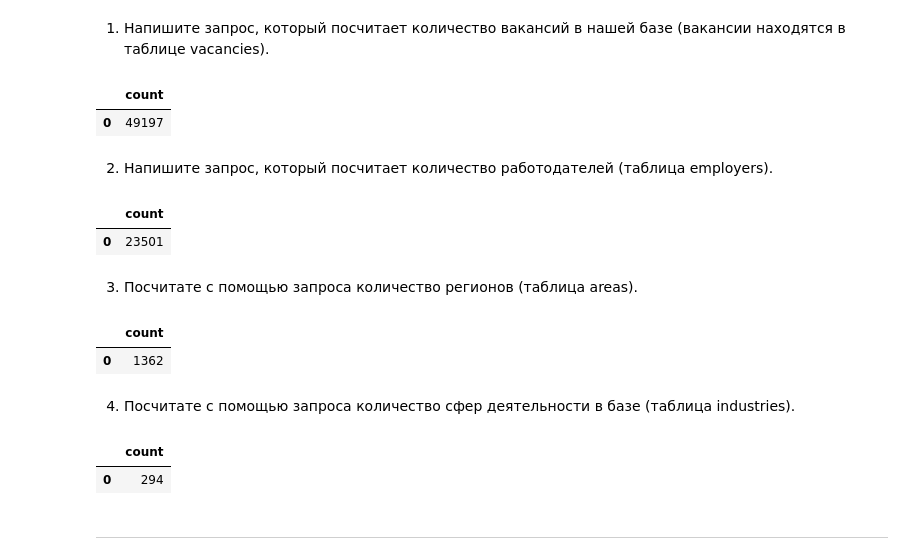
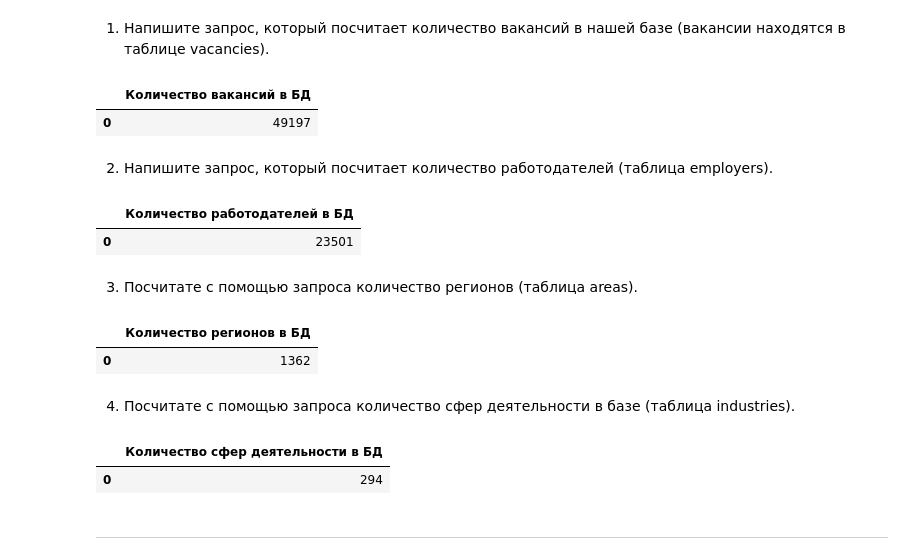
Before and after one commit to kos-kazakov/sf_data_science, a Jupyter notebook: Skillfactory DS/PROJECT-2/Project_2. HeadHunter vacanies analysis.ipynb, the cells around one changed output. Cells and saved outputs as stored; diff of their text form; code cells hidden in the pictures.

```diff
--- a/Skillfactory DS/PROJECT-2/Project_2. HeadHunter vacanies analysis.ipynb
+++ b/Skillfactory DS/PROJECT-2/Project_2. HeadHunter vacanies analysis.ipynb
@@ -34,16 +18,16 @@ conn_str
 1. Напишите запрос, который посчитает количество вакансий в нашей базе (вакансии находятся в таблице vacancies).
 # %%
 # текст запроса
-query_3_1 = f'''
-    select count(*)
-    from public.vacancies
-'''
+query_3_1 = f'''select
+                    count(*) "Количество вакансий в БД"
+                from public.vacancies
+             '''
 # %%
 # результат запроса
-df = pd.read_sql_query(query_3_1, conn_str)
-display(df)
+df_vac = pd.read_sql_query(query_3_1, conn_str)
+display(df_vac)
 # %% [output]
-|  | count |
+|  | Количество вакансий в БД |
 | 0 | 49197 |
 # %% [markdown]
 2. Напишите запрос, который посчитает количество работодателей (таблица employers).
@@ -56,9 +40,9 @@ query_3_2 = f'''
 # %%
 # результат запроса
-df = pd.read_sql_query(query_3_2, connection)
-display(df)
+df_emp = pd.read_sql_query(query_3_2, conn_str)
+display(df_emp)
 # %% [output]
-|  | count |
+|  | Количество работодателей в БД |
 | 0 | 23501 |
 # %% [markdown]
 3. Посчитате с помощью запроса количество регионов (таблица areas).
@@ -71,9 +55,9 @@ query_3_3 = f'''
 # %%
 # результат запроса
-df = pd.read_sql_query(query_3_3, connection)
-display(df)
+df_reg = pd.read_sql_query(query_3_3, conn_str)
+display(df_reg)
 # %% [output]
-|  | count |
+|  | Количество регионов в БД |
 | 0 | 1362 |
 # %% [markdown]
 4. Посчитате с помощью запроса количество сфер деятельности в базе (таблица industries).
@@ -86,9 +70,9 @@ query_3_4 = f'''
 # %%
 # результат запроса
-df = pd.read_sql_query(query_3_4, connection)
-display(df)
+df_ind = pd.read_sql_query(query_3_4, conn_str)
+display(df_ind)
 # %% [output]
-|  | count |
+|  | Количество сфер деятельности в БД |
 | 0 | 294 |
 # %% [markdown]
 ***
```
Also changed, not shown: parts of 38 cells of this notebook.
